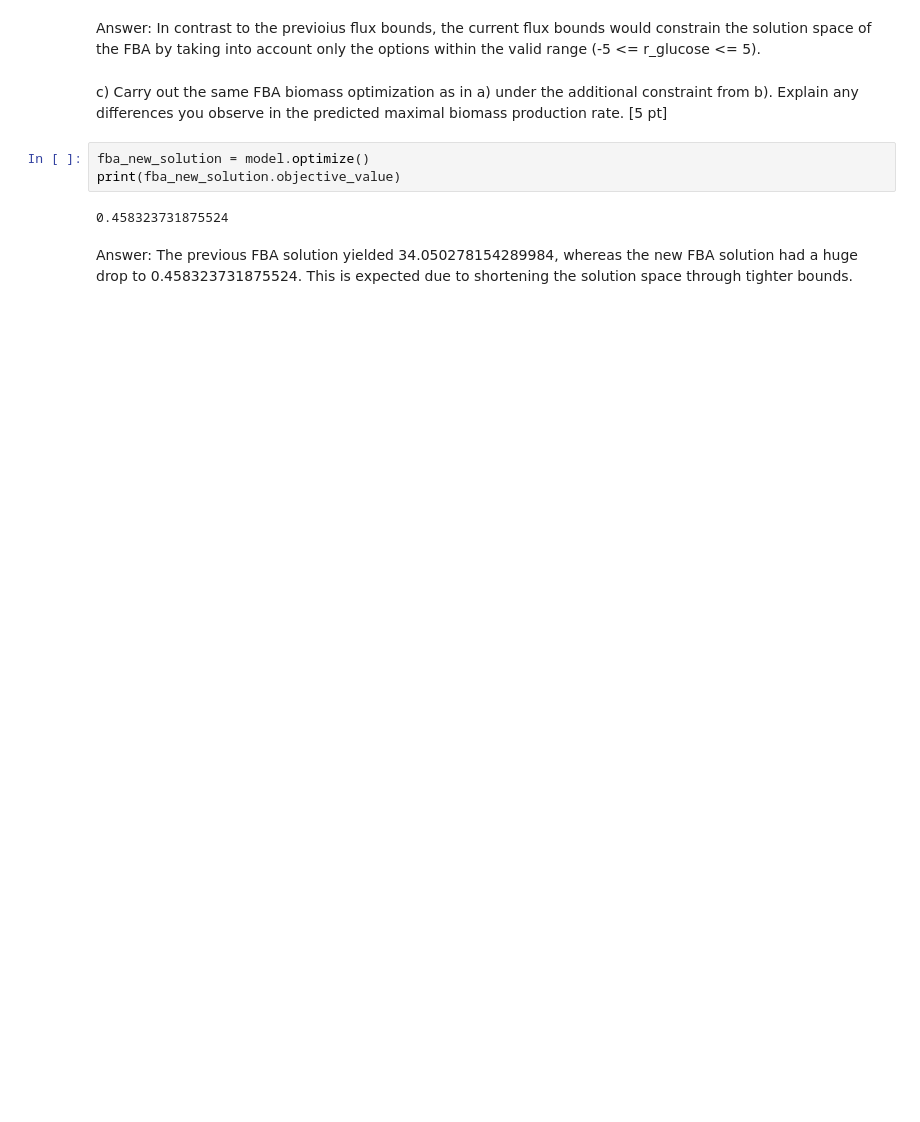
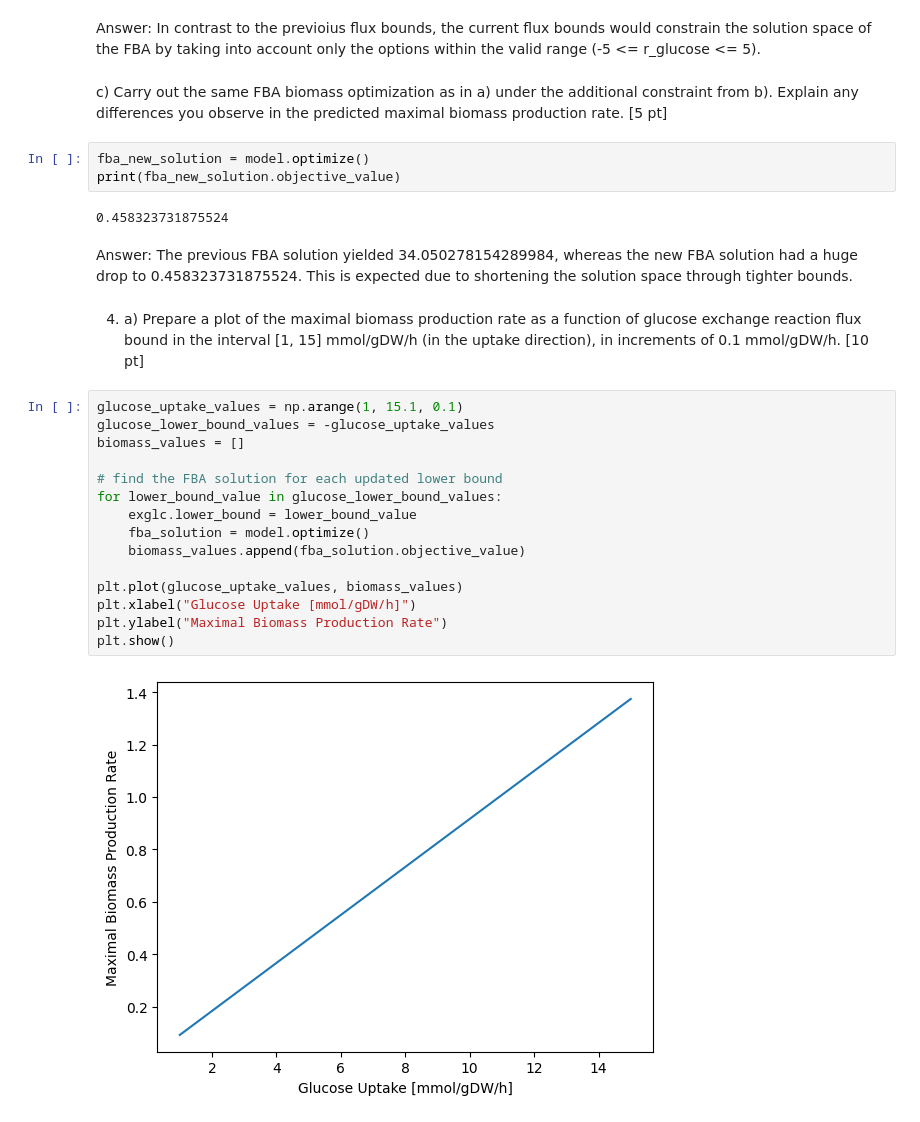
Before and after one commit to vujkacha/MSMBS-Group-1, a Jupyter notebook: assignment2/analysis.ipynb, the cells around one changed output. Drawn from its saved outputs; the diff is of its cells as text; blank space fills up the shorter version.

```diff
--- a/assignment2/analysis.ipynb
+++ b/assignment2/analysis.ipynb
@@ -94,3 +96,22 @@ print(fba_new_solution.objective_value)
 0.458323731875524
 # %% [markdown]
 Answer: The previous FBA solution yielded 34.050278154289984, whereas the new FBA solution had a huge drop to 0.458323731875524. This is expected due to shortening the solution space through tighter bounds.
+# %% [markdown]
+4. a) Prepare a plot of the maximal biomass production rate as a function of glucose exchange reaction flux bound in the interval [1, 15] mmol/gDW/h (in the uptake direction), in increments of 0.1 mmol/gDW/h. [10 pt]
+# %%
+glucose_uptake_values = np.arange(1, 15.1, 0.1)
+glucose_lower_bound_values = -glucose_uptake_values
+biomass_values = []
+
+# find the FBA solution for each updated lower bound
+for lower_bound_value in glucose_lower_bound_values:
+    exglc.lower_bound = lower_bound_value
+    fba_solution = model.optimize()
+    biomass_values.append(fba_solution.objective_value)
+
+plt.plot(glucose_uptake_values, biomass_values)
+plt.xlabel("Glucose Uptake [mmol/gDW/h]")
+plt.ylabel("Maximal Biomass Production Rate")
+plt.show()
+# %% [output]
+[figure, added]
```
Also changed, not shown: parts of 3 cells of this notebook.
